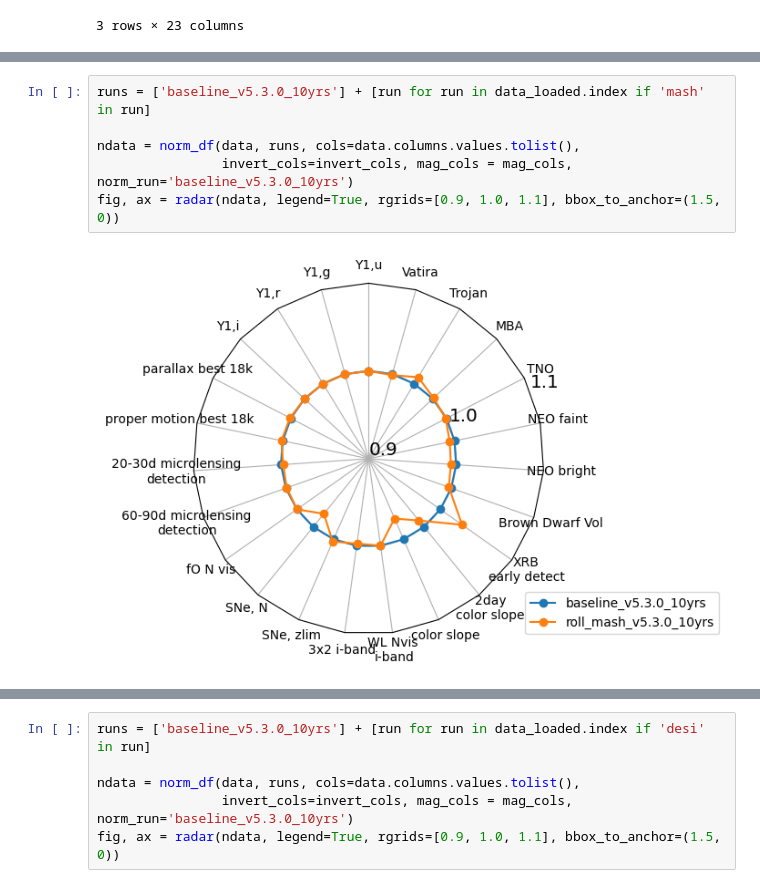
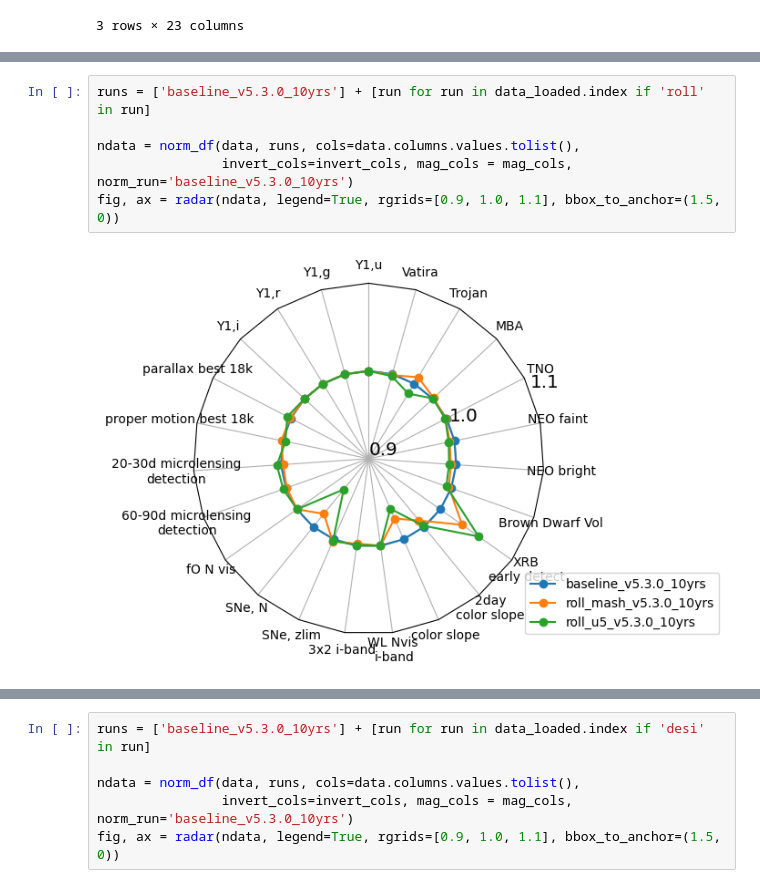
Before and after one commit to lsst-sims/sims_featureScheduler_runs5.3, a Jupyter notebook: maf/quick_look.ipynb, the cells around one changed output, grey strips where cells are left out. Drawn from its saved outputs; the diff is of its cells as text.

```diff
--- a/maf/quick_look.ipynb
+++ b/maf/quick_look.ipynb
@@ -268,10 +268,10 @@ ndata
 | faster_templates_v5.3.0_10yrs | 1.015729 | 1.006465 | 1.003098 | 1.000618 | 0.991188 | 0.969913 | 0.9878 | ... |
 3 rows × 23 columns
 # %%
-runs = ['baseline_v5.3.0_10yrs'] + [run for run in data_loaded.index if 'mash' in run]
+runs = ['baseline_v5.3.0_10yrs'] + [run for run in data_loaded.index if 'roll' in run]
 
 ndata = norm_df(data, runs, cols=data.columns.values.tolist(),
                 invert_cols=invert_cols, mag_cols = mag_cols, norm_run='baseline_v5.3.0_10yrs')
 fig, ax = radar(ndata, legend=True, rgrids=[0.9, 1.0, 1.1], bbox_to_anchor=(1.5, 0))
 # %% [output]
-[figure, old version]
+[figure, new version]
```
Also changed, not shown: parts of 11 cells of this notebook, 4 other files.
